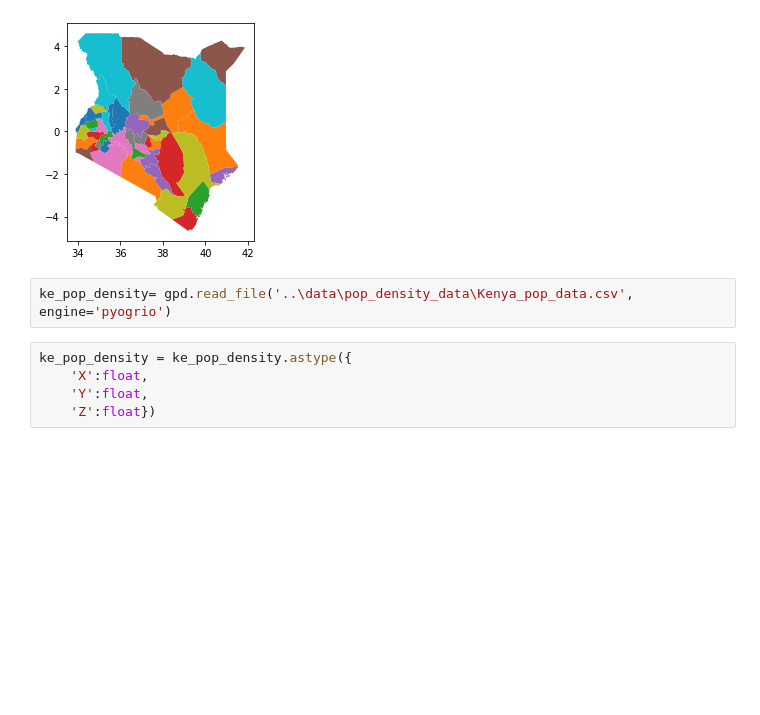
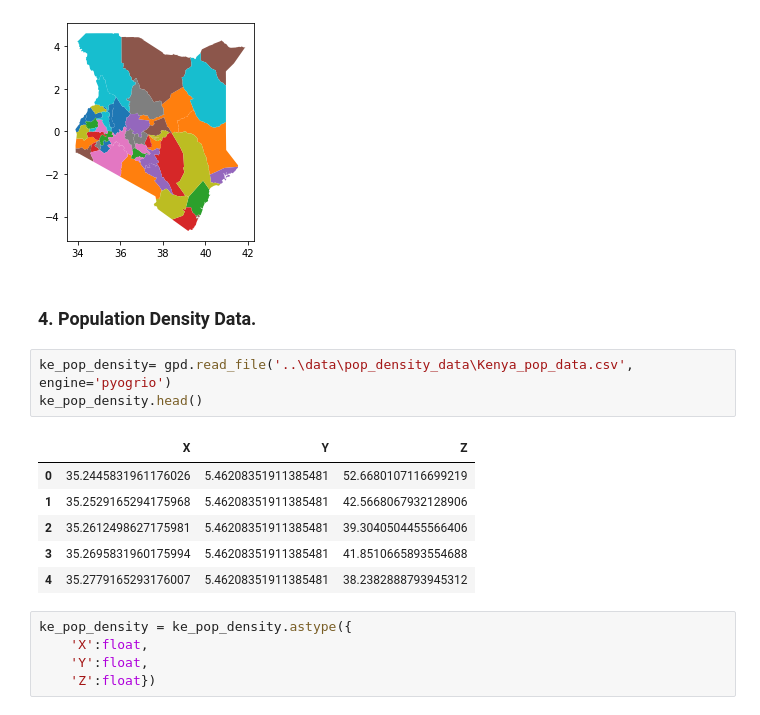
Before and after one commit to DavidGathimbaM/Energy-Access-and-Electrification-planning, a Jupyter notebook: group_workbook/Peter.ipynb, the cells around one changed output. Drawn from its saved outputs; the diff is of its cells as text; blank space fills up the shorter version.

```diff
--- a/group_workbook/Peter.ipynb
+++ b/group_workbook/Peter.ipynb
@@ -249,8 +269,18 @@ ke_counties.plot(column='geo_name')
 # %% [output]
 <Axes: >
 [figure]
+# %% [markdown]
+### **4. Population Density Data.**
 # %%
 ke_pop_density= gpd.read_file('..\data\pop_density_data\Kenya_pop_data.csv', engine='pyogrio')
+ke_pop_density.head()
+# %% [output]
+|  | X | Y | Z |
+| 0 | 35.2445831961176026 | 5.46208351911385481 | 52.6680107116699219 |
+| 1 | 35.2529165294175968 | 5.46208351911385481 | 42.5668067932128906 |
+| 2 | 35.2612498627175981 | 5.46208351911385481 | 39.3040504455566406 |
+| 3 | 35.2695831960175994 | 5.46208351911385481 | 41.8510665893554688 |
+| 4 | 35.2779165293176007 | 5.46208351911385481 | 38.2382888793945312 |
 # %%
 ke_pop_density = ke_pop_density.astype({
     'X':float,
```
Also changed, not shown: parts of 10 cells of this notebook.
